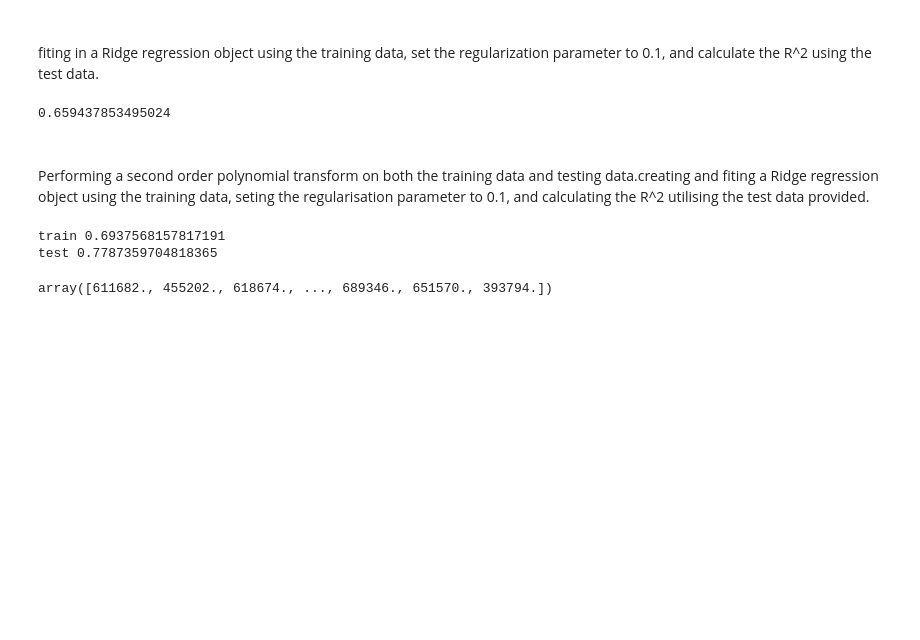
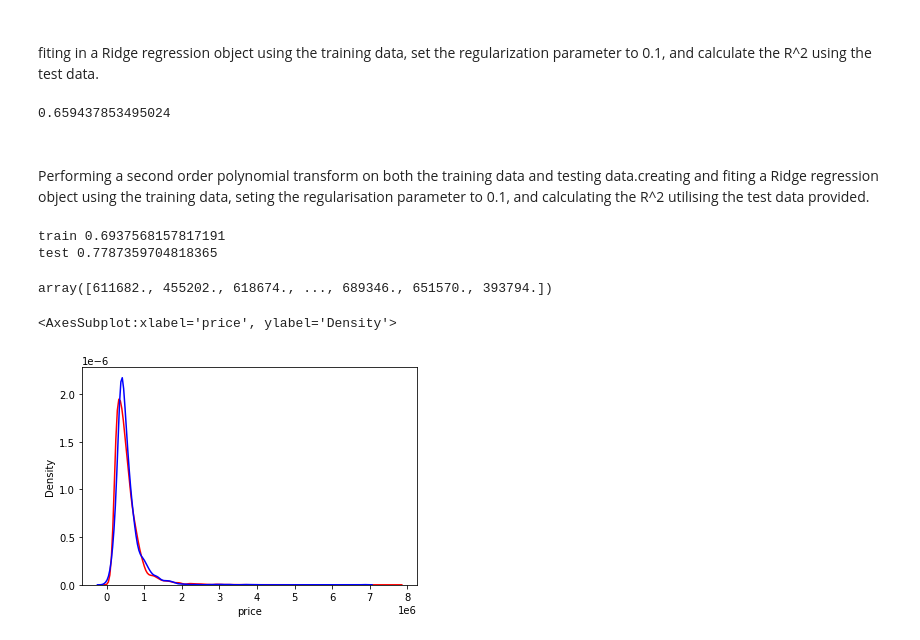
Before and after one commit to Rishav383/House_price_prediction, a Jupyter notebook: House_price_prediction.ipynb, the cells around one changed output. Saved outputs shown, nothing was run; the diff lists cells and outputs as text; code cells hidden in the pictures; blank space fills up the shorter version.

```diff
--- a/House_price_prediction.ipynb
+++ b/House_price_prediction.ipynb
@@ -286,3 +286,9 @@ a=np.array(pipe.predict(x_test))
 a
 # %% [output]
 array([611682., 455202., 618674., ..., 689346., 651570., 393794.])
+# %%
+ax1=sns.distplot(df['price'],hist=False,color='r',label="actual")
+sns.distplot(a,hist=False , color='b',label='fitted',ax=ax1)
+# %% [output]
+<AxesSubplot:xlabel='price', ylabel='Density'>
+[figure, added]
```
